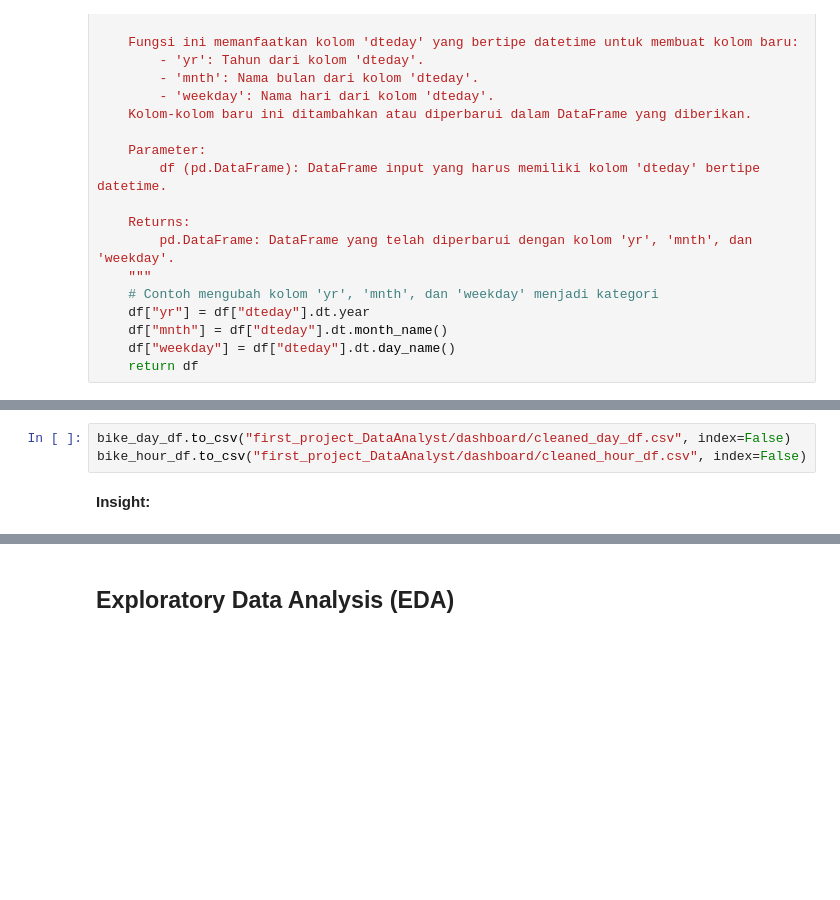
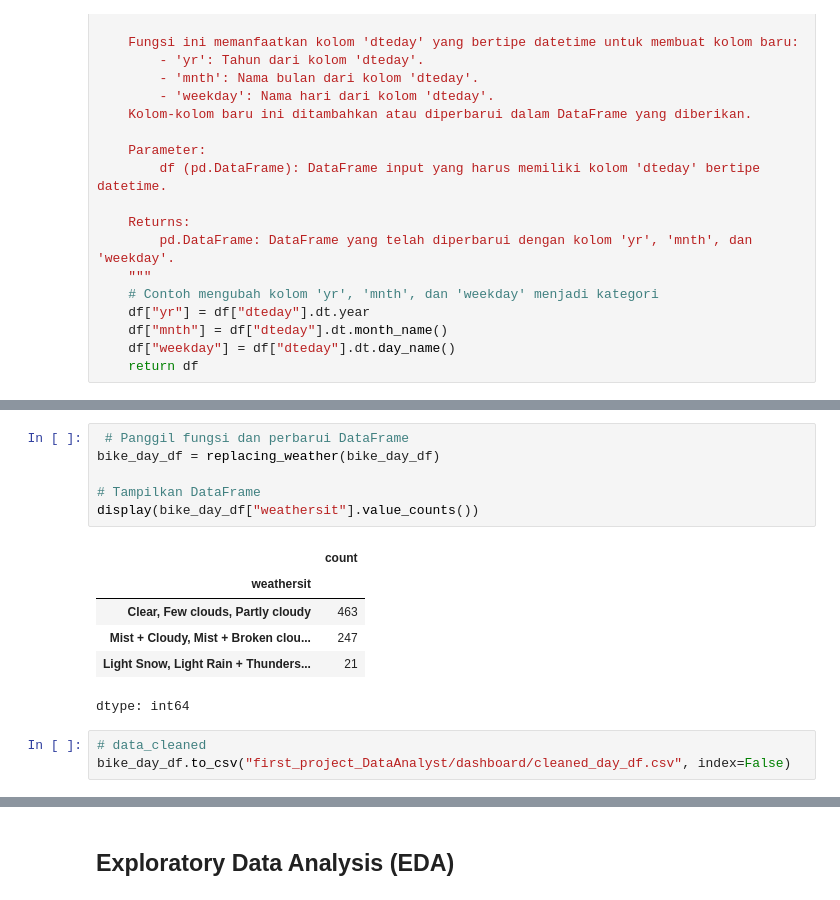
Before and after one commit to Nauviii/first_project_DataAnalayst, a Jupyter notebook: Notebook.ipynb, the cells around one changed output, grey strips where cells are left out. Cells and saved outputs as stored; diff of their text form; blank space fills up the shorter version.

```diff
--- a/Notebook.ipynb
+++ b/Notebook.ipynb
@@ -491,5 +320,16 @@ dtype: int64
+# %%
+ # Panggil fungsi dan perbarui DataFrame
+bike_day_df = replacing_weather(bike_day_df)
+
+# Tampilkan DataFrame
+display(bike_day_df["weathersit"].value_counts())
+# %% [output]
+|  | count |
+| weathersit |  |
+| Clear, Few clouds, Partly cloudy | 463 |
+| Mist + Cloudy, Mist + Broken clou... | 247 |
+| Light Snow, Light Rain + Thunders... | 21 |
+dtype: int64
 # %%
+# data_cleaned
 bike_day_df.to_csv("first_project_DataAnalyst/dashboard/cleaned_day_df.csv", index=False)
-bike_hour_df.to_csv("first_project_DataAnalyst/dashboard/cleaned_hour_df.csv", index=False)
-# %% [markdown]
-**Insight:**
```
Also changed, not shown: parts of 48 cells of this notebook.
